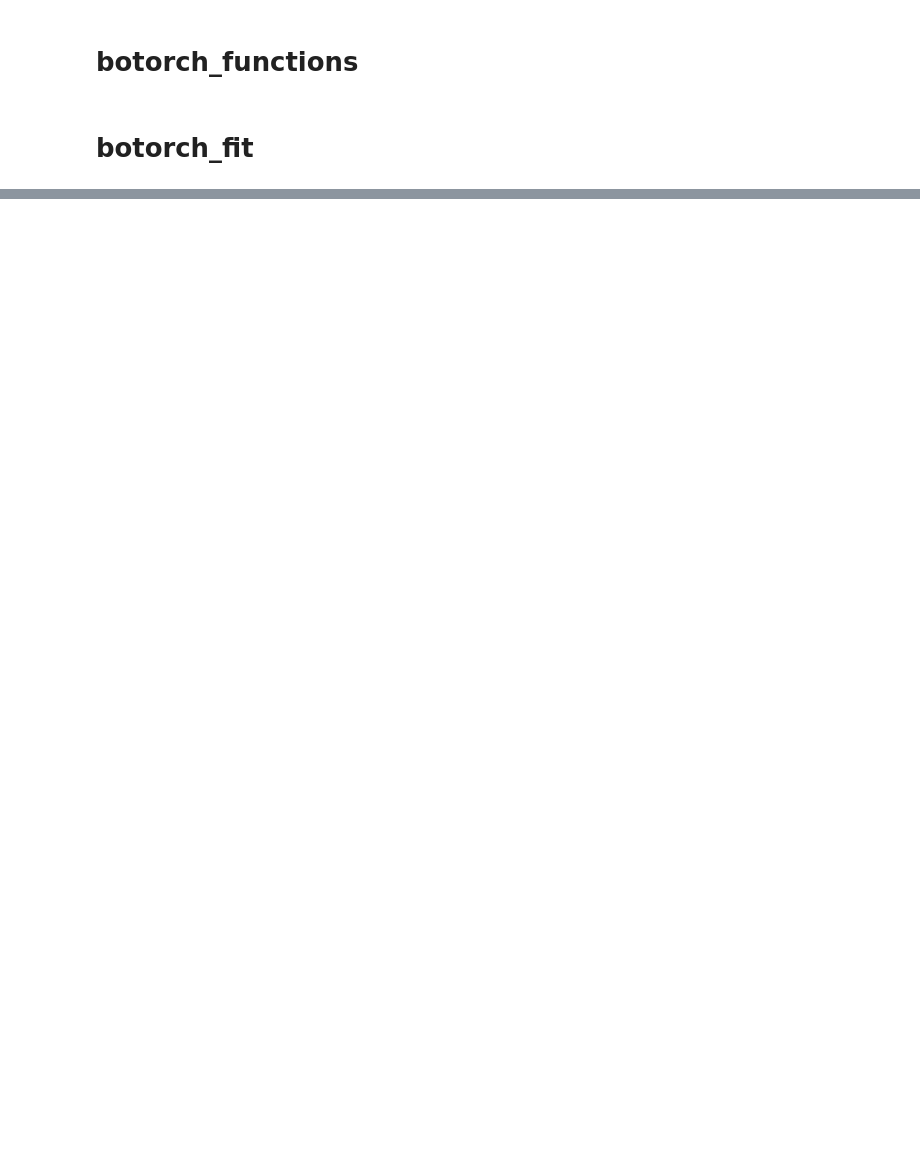
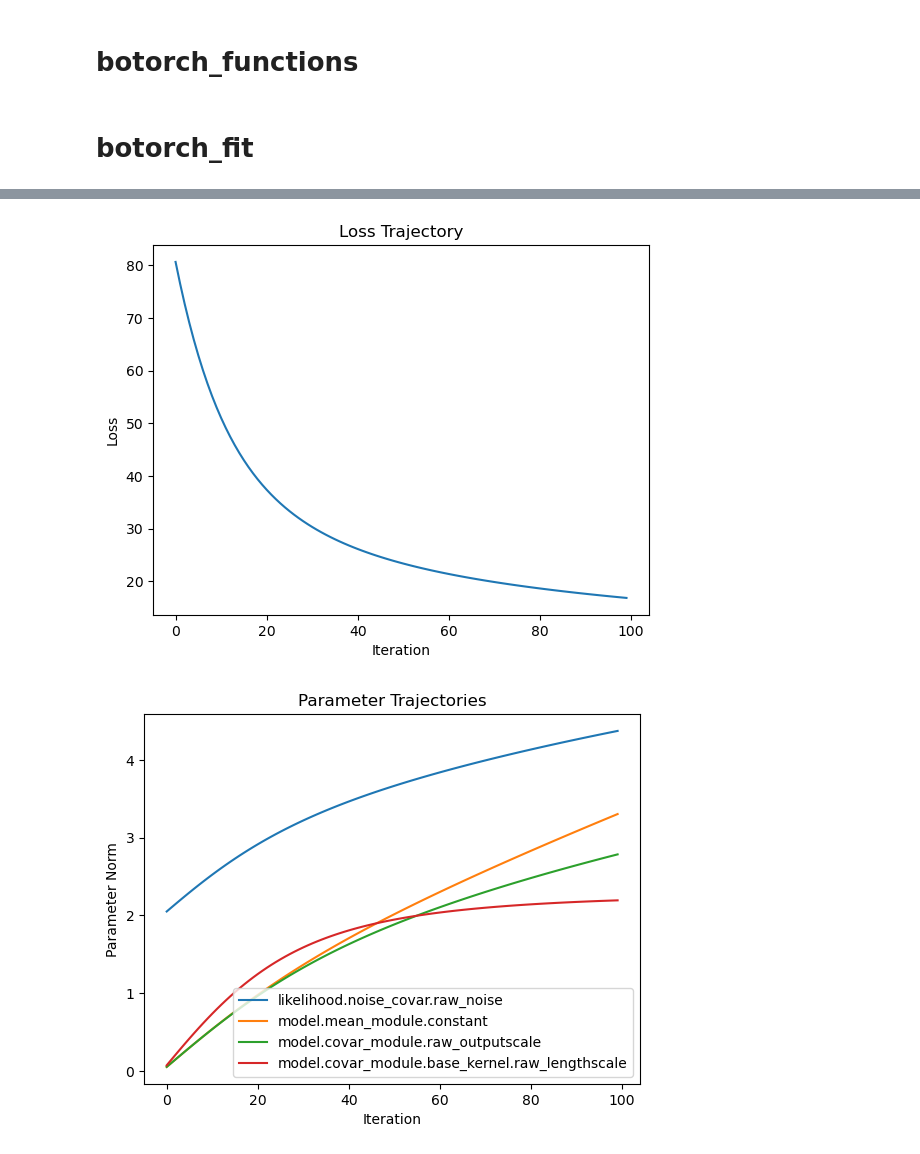
Before and after one commit to BlueOceanWave/cs512-human-trajectory-prediction, a Jupyter notebook: BOtorch_functions.ipynb, the cells around one changed output, grey strips where cells are left out. Cells and saved outputs as stored; diff of their text form; code cells hidden in the pictures; blank space fills up the shorter version.

```diff
--- a/BOtorch_functions.ipynb
+++ b/BOtorch_functions.ipynb
@@ -569,4 +568,45 @@ def fit_gpytorch_torch(
             )
 
     mll.eval()
-    return mll, iterations
+    return mll, iterations, param_trajectory
+# %%
+import torch
+from botorch.models import SingleTaskGP
+from botorch.test_functions import Branin
+from gpytorch.mlls import ExactMarginalLogLikelihood
+import matplotlib.pyplot as plt
+
+# Generate synthetic data for a simple demonstration
+train_x = torch.rand(20, 2)
+train_y = Branin()(train_x).unsqueeze(-1)
+
+# Set up a Gaussian Process model
+model = SingleTaskGP(train_x, train_y)
+mll = ExactMarginalLogLikelihood(model.likelihood, model)
+
+# Run the optimization and capture the loss and parameter trajectories
+mll, optimization_iterations, param_trajectory = fit_gpytorch_torch(
+    mll,
+    options={"maxiter": 1000, "lr": 0.05, "disp": True}
+)
+
+
+# Extract and plot the loss trajectory to inspect convergence
+loss_trajectory = [iteration.loss for iteration in optimization_iterations]
+plt.plot(loss_trajectory)
+plt.xlabel("Iteration")
+plt.ylabel("Loss")
+plt.title("Loss Trajectory")
+plt.show()
+
+
+# Plot parameter trajectories
+for param_name, norms in param_trajectory.items():
+    norm_values = [param.norm().item() for param in norms]  # Calculate norms over iterations
+    plt.plot(norm_values, label=param_name)
+plt.xlabel("Iteration")
+plt.ylabel("Parameter Norm")
+plt.title("Parameter Trajectories")
+plt.legend()
+plt.show()
+# %% [output]
@@ -572,0 +623,2 @@ def fit_gpytorch_torch(
+[figure, added]
+[figure, added]
```
Also changed, not shown: parts of 3 cells of this notebook.
